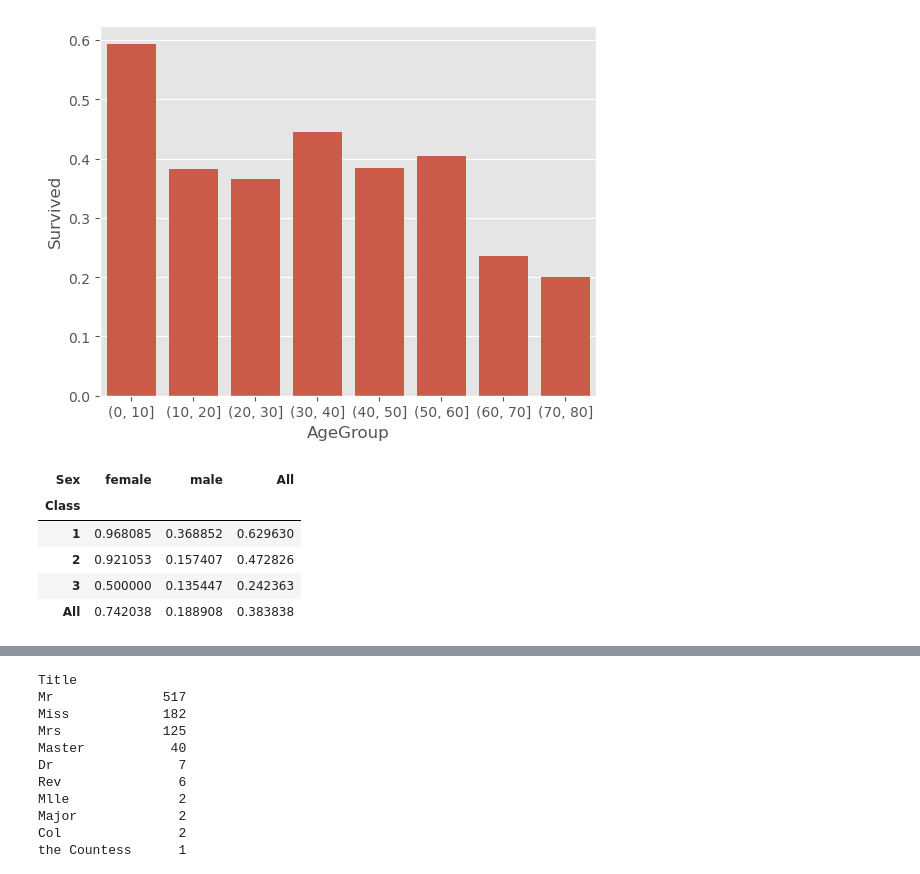
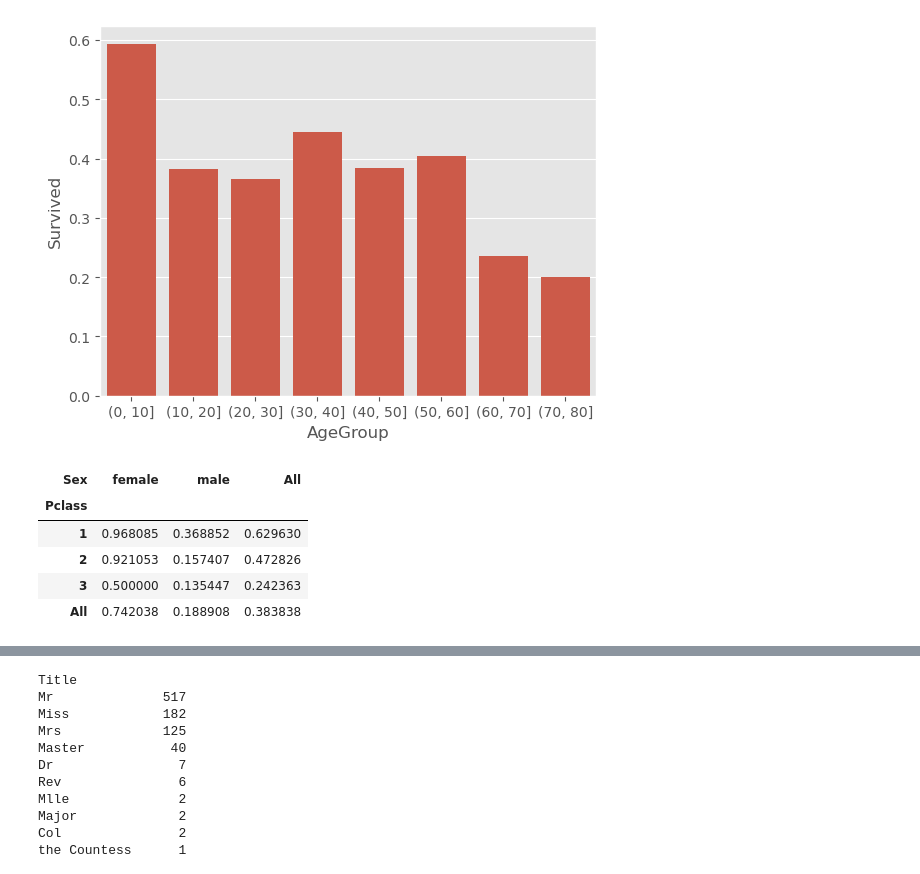
Before and after one commit to xblam/titanic, a Jupyter notebook: notebooks/titanic.ipynb, the cells around one changed output, grey strips where cells are left out. Drawn from its saved outputs; the diff is of its cells as text; code cells hidden in the pictures.

```diff
--- a/notebooks/titanic.ipynb
+++ b/notebooks/titanic.ipynb
@@ -14,8 +14,8 @@ from sklearn.metrics import precision_recall_curve, average_precision_score
 plt.style.use('ggplot') # this format looks nice
 pd.set_option('display.max_columns', 200) # show more columns in output
 # %%
-train = pd.read_csv('../input/train.csv')
-test = pd.read_csv('../input/test.csv')
+raw_train = pd.read_csv('../input/train.csv')
+raw_test = pd.read_csv('../input/test.csv')
 # %% [markdown]
 # Understanding the Data
 * shape
@@ -25,6 +25,7 @@ test = pd.read_csv('../input/test.csv')
 * missing values
 # %%
 # Make sure data is loaded
+train = raw_train.copy()
 # make sure I know what all the columns mean
 train.head(20)
 # %% [output]
@@ -92,20 +93,6 @@ train.describe()
 * find duplicated columns/rows
 * renaming
 * feature creation
-# %%
-# chose the columns that we want to keep
-# can choose which columns to keep or drop
-train = train[[
-    'PassengerId',
-    'Survived', 'Pclass', 'Name', 'Sex', 'Age', 'SibSp',
-    'Parch', 'Ticket', 'Fare',
-    # 'Cabin',
-    'Embarked']].copy()
-# %%
-# rename the columns
-train = train.rename(columns={
-    'PassengerId': 'Id',
-    'Pclass': 'Class'})
 # %%
 # check for missing values
 train.isnull().sum()
@@ -269,10 +257,10 @@ sns.barplot(data = train, x='AgeGroup', y='Survived', errorbar=None)
 [figure]
 # %%
 # pivot table of survival rates across sex and class
-pd.pivot_table(train, index='Class', columns='Sex', values='Survived', aggfunc='mean', margins=True)
+pd.pivot_table(train, index='Pclass', columns='Sex', values='Survived', aggfunc='mean', margins=True)
 # %% [output]
 | Sex | female | male | All |
-| Class |  |  |  |
+| Pclass |  |  |  |
 | 1 | 0.968085 | 0.368852 | 0.629630 |
 | 2 | 0.921053 | 0.157407 | 0.472826 |
 | 3 | 0.500000 | 0.135447 | 0.242363 |
```
Also changed, not shown: parts of 30 cells of this notebook, 2 other files.
